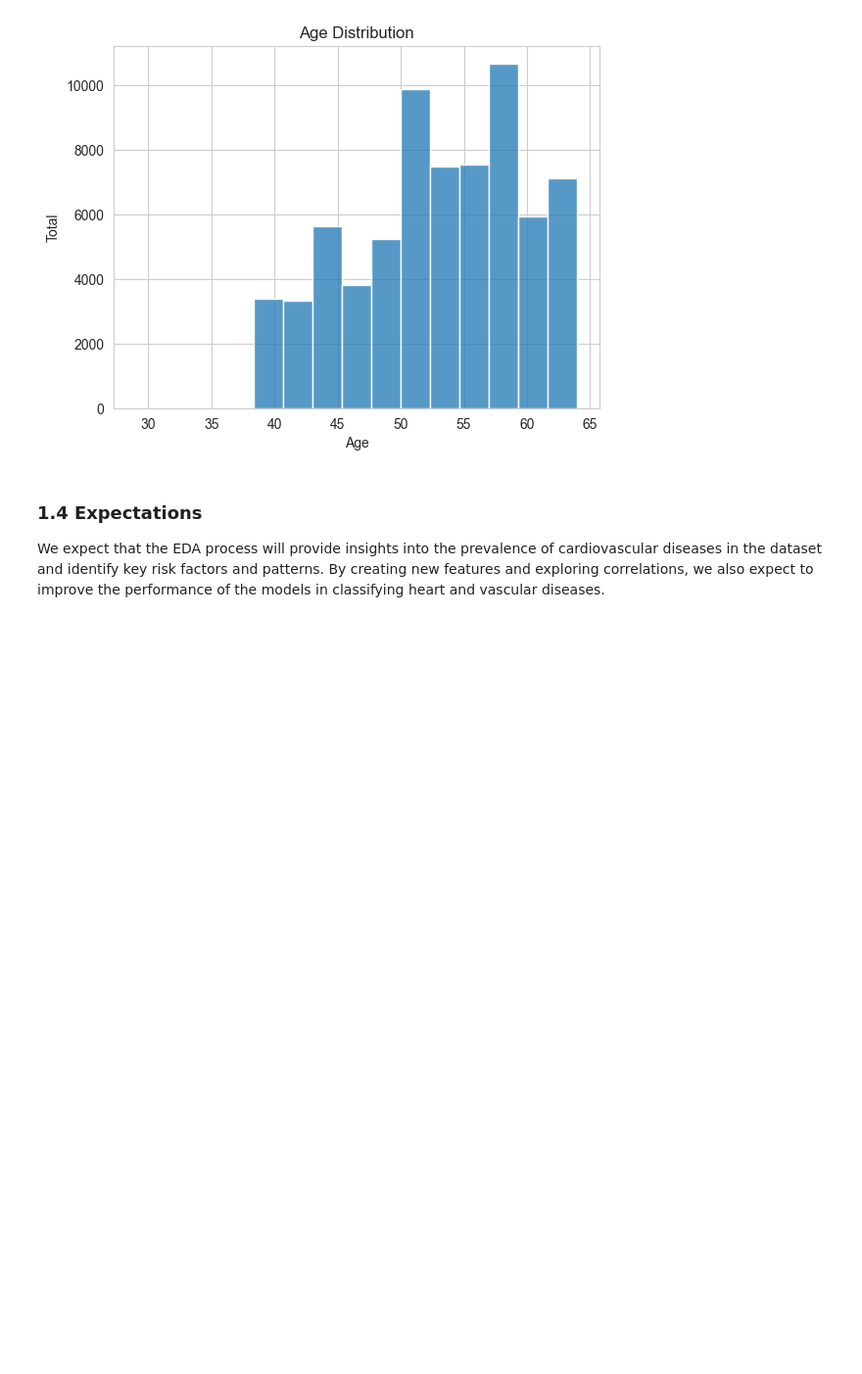
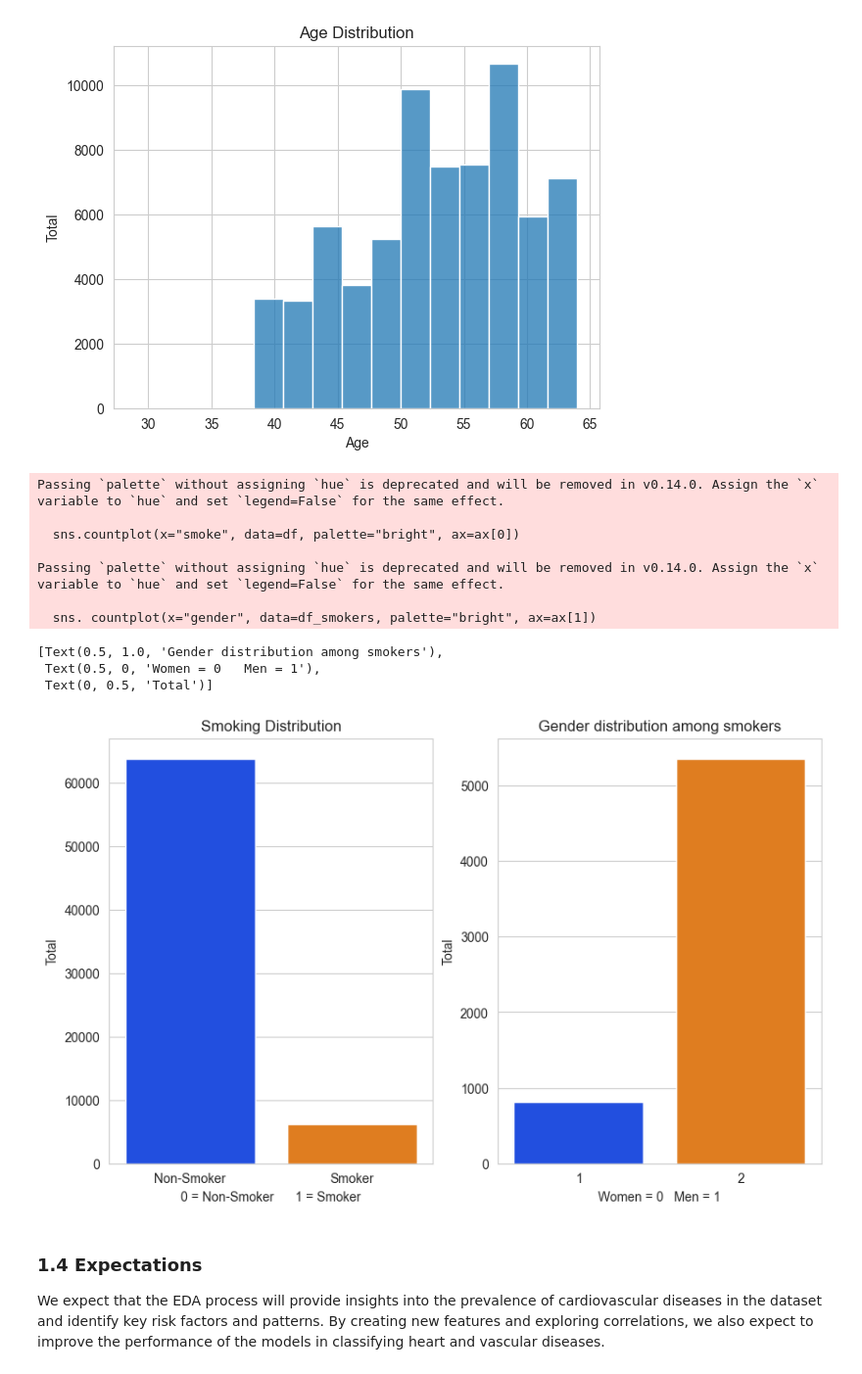
Before and after one commit to Robergjo/MachineLearning-Joakim-Roberg, a Jupyter notebook: Lab/Upgift1.ipynb, the cells around one changed output. Shown: that part at 98% size. Saved outputs shown, nothing was run; the diff lists cells and outputs as text; code cells hidden in the pictures; blank space fills up the shorter version.

Commit message:
Adding smokers & non-smokers

```diff
--- a/Lab/Upgift1.ipynb
+++ b/Lab/Upgift1.ipynb
@@ -91,6 +91,33 @@ ax.set(title="Age Distribution", xlabel="Age", ylabel="Total")
  Text(0.5, 0, 'Age'),
  Text(0, 0.5, 'Total')]
 [figure]
+# %%
+# Plot with smokers and non-smokers
+
+fig, ax = plt.subplots(1, 2, figsize=(10, 6))
+sns.countplot(x="smoke", data=df, palette="bright", ax=ax[0])
+ax[0].set(title="Smoking Distribution", xlabel="0 = Non-Smoker      1 = Smoker", ylabel="Total")
+ax[0].set_xticklabels(["Non-Smoker", "Smoker"])
+ax[0].set_yticks(range(0, 70000, 10000))
+
+# Subplot with gender distribution
+
+df_smokers = df[df["smoke"] == 1]
+
+sns. countplot(x="gender", data=df_smokers, palette="bright", ax=ax[1])
+ax[1].set(title="Gender distribution among smokers", xlabel="Women = 1   Men = 2", ylabel="Total")
+# %% [output]
+Passing `palette` without assigning `hue` is deprecated and will be removed in v0.14.0. Assign the `x` variable to `hue` and set `legend=False` for the same effect.
+
+  sns.countplot(x="smoke", data=df, palette="bright", ax=ax[0])
+
+Passing `palette` without assigning `hue` is deprecated and will be removed in v0.14.0. Assign the `x` variable to `hue` and set `legend=False` for the same effect.
+
+  sns. countplot(x="gender", data=df_smokers, palette="bright", ax=ax[1])
+[Text(0.5, 1.0, 'Gender distribution among smokers'),
+ Text(0.5, 0, 'Women = 0   Men = 1'),
+ Text(0, 0.5, 'Total')]
+[figure, added]
 # %% [markdown]
 ### 1.4 Expectations
 
```
